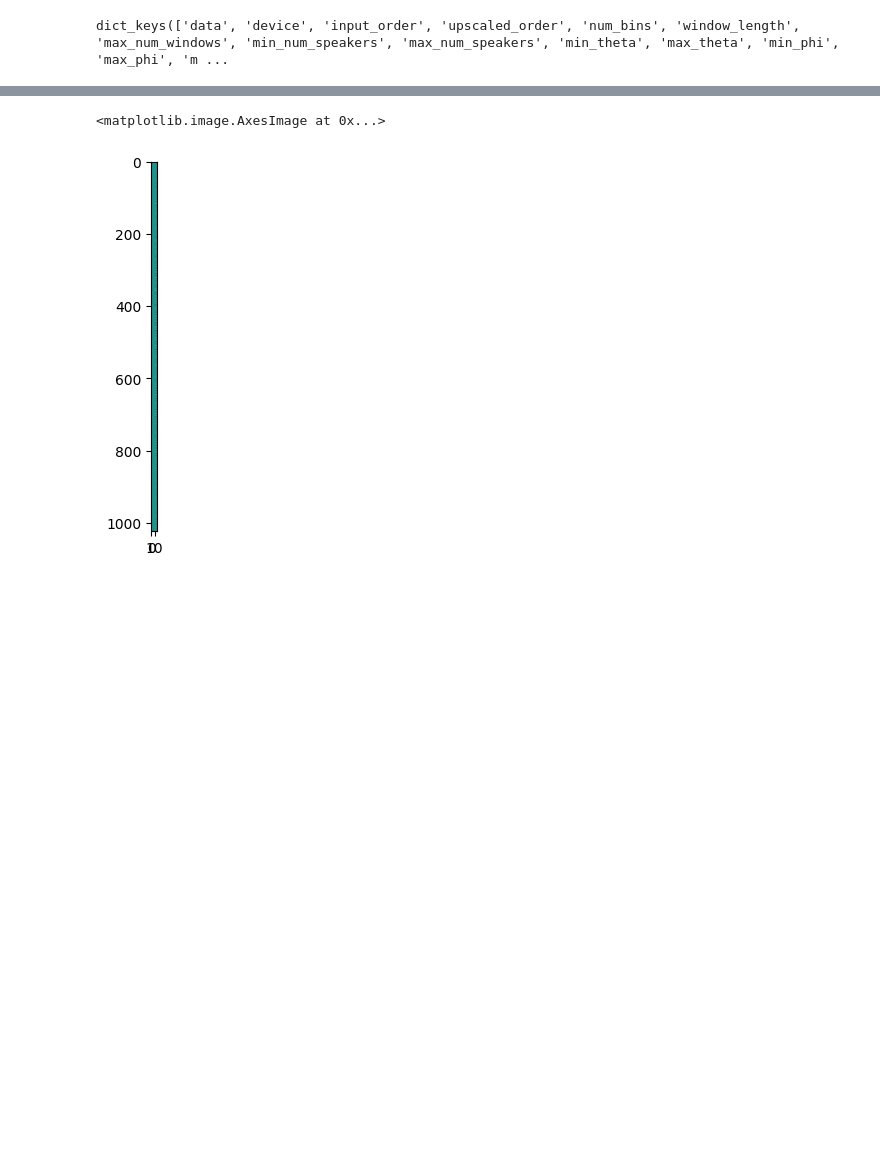
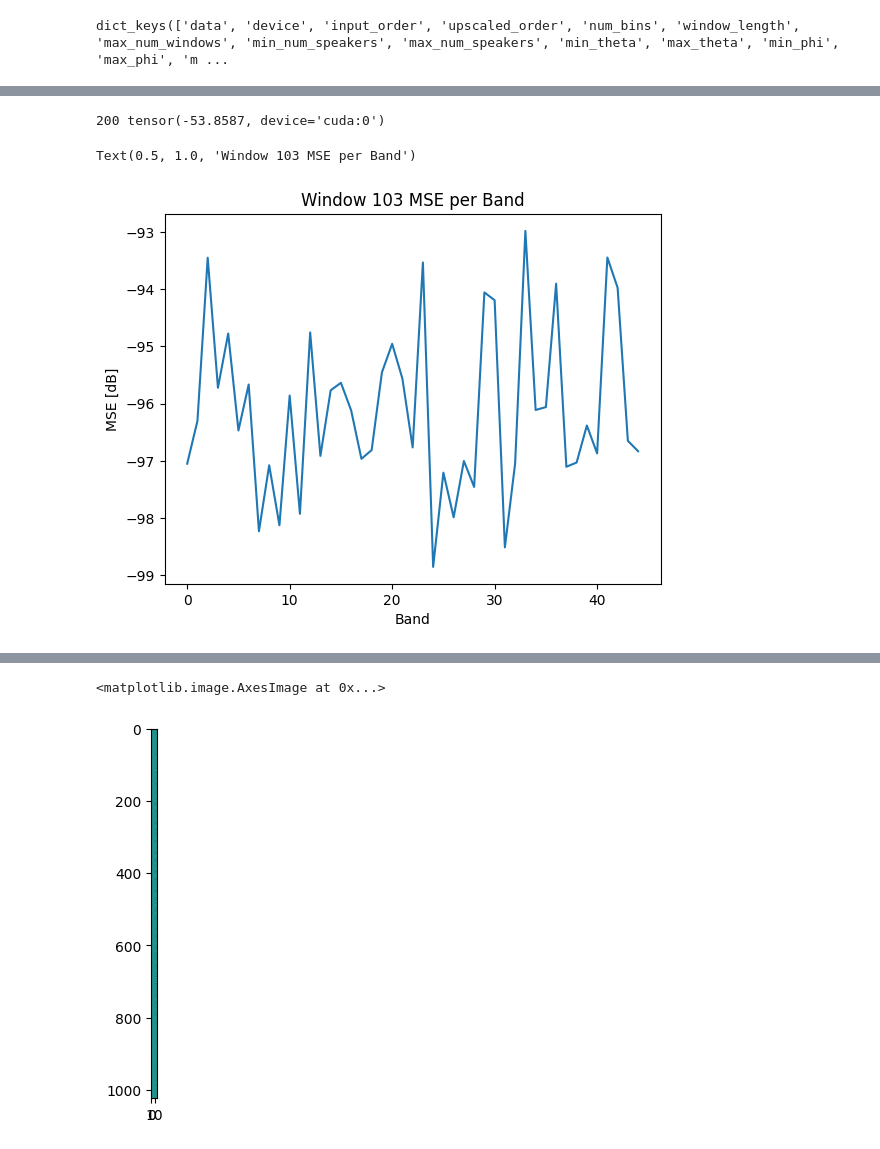
Before and after one commit to Amitmils/AmbisonicUpscaling, a Jupyter notebook: train_optimizer.ipynb, the cells around one changed output, grey strips where cells are left out. Cells and saved outputs as stored; diff of their text form; code cells hidden in the pictures; blank space fills up the shorter version.

```diff
--- a/train_optimizer.ipynb
+++ b/train_optimizer.ipynb
@@ -105,0 +119,16 @@ for epoch in range(num_epochs):
+# %%
+print(window,10*torch.log10(torch.norm((est_upscaled_subbands_windowed[0:97,:,:,:4] - gt_a_nmt_subbands_windowed[0:97,:,:,:4]),p=2)**2))
+# %% [output]
+200 tensor(-53.8587, device='cuda:0')
+# %%
+a = list()
+for i in range(0,45):
+    a.append(10*torch.log10(torch.norm((est_upscaled_subbands_windowed[50:51,i:i+1,:,:4] - gt_a_nmt_subbands_windowed[50:51,i:i+1,:,:4]),p=2)**2).detach().cpu().numpy())
+
+plt.plot(a)
+plt.xlabel("Band")
+plt.ylabel("MSE [dB]")
+plt.title("Window 103 MSE per Band")
+# %% [output]
+Text(0.5, 1.0, 'Window 103 MSE per Band')
+[figure, added]
```
Also changed, not shown: parts of 8 cells of this notebook, 5 other files.
